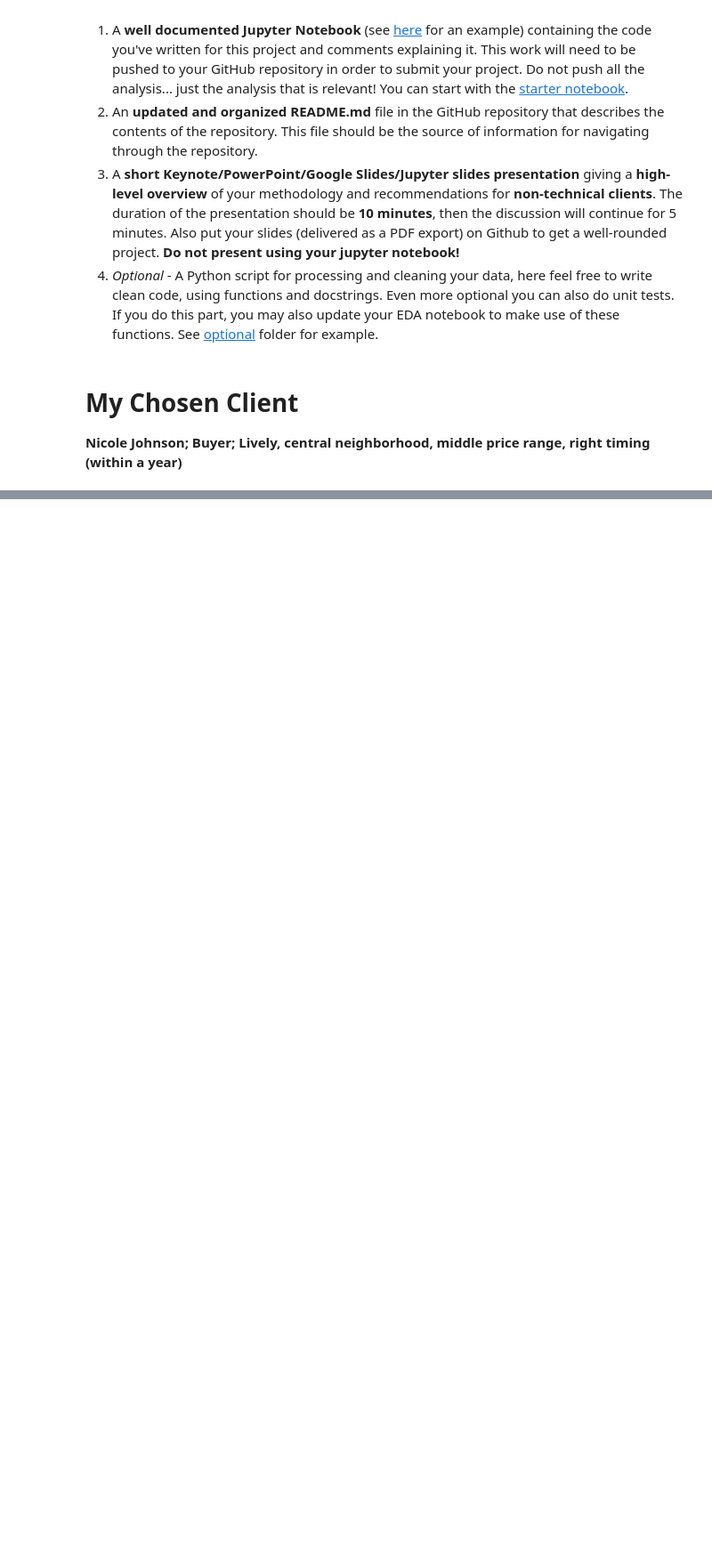
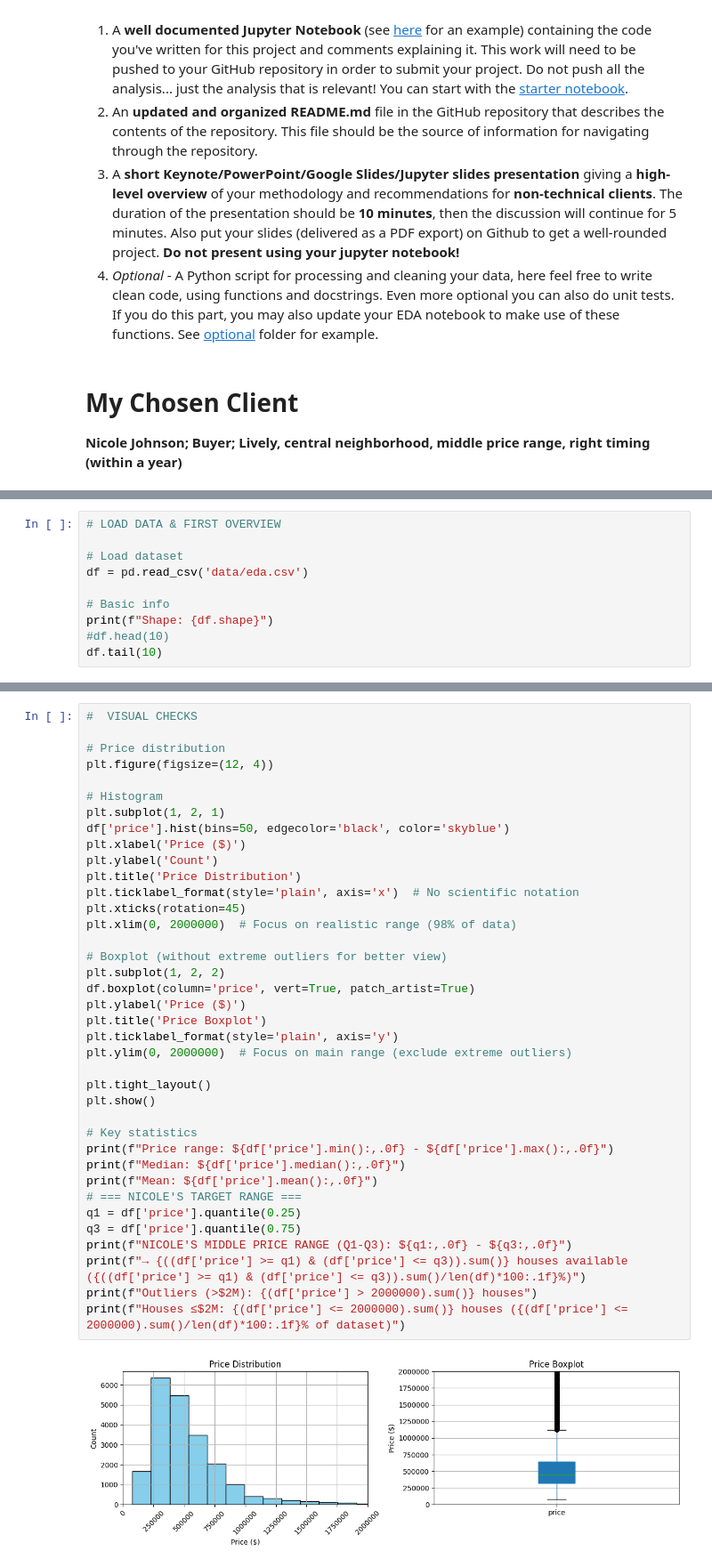
Before and after one commit to QuocDatTranHa/eda-project, a Jupyter notebook: EDA.ipynb, the cells around one changed output, grey strips where cells are left out. Shown at 89% size. Saved outputs shown, nothing was run; the diff lists cells and outputs as text; blank space fills up the shorter version.

```diff
--- a/EDA.ipynb
+++ b/EDA.ipynb
@@ -83,0 +147,10 @@ My Hypotheses for my Client Nicole Johnson are:
+# %%
+# LOAD DATA & FIRST OVERVIEW
+
+# Load dataset
+df = pd.read_csv('data/eda.csv')
+
+# Basic info
+print(f"Shape: {df.shape}")
+#df.head(10)
+df.tail(10)
@@ -83,0 +217,40 @@ My Hypotheses for my Client Nicole Johnson are:
+# %%
+#  VISUAL CHECKS
+
+# Price distribution
+plt.figure(figsize=(12, 4))
+
+# Histogram
+plt.subplot(1, 2, 1)
+df['price'].hist(bins=50, edgecolor='black', color='skyblue')
+plt.xlabel('Price ($)')
+plt.ylabel('Count')
+plt.title('Price Distribution')
+plt.ticklabel_format(style='plain', axis='x')  # No scientific notation
+plt.xticks(rotation=45)
+plt.xlim(0, 2000000)  # Focus on realistic range (98% of data)
+
+# Boxplot (without extreme outliers for better view)
+plt.subplot(1, 2, 2)
+df.boxplot(column='price', vert=True, patch_artist=True)
+plt.ylabel('Price ($)')
+plt.title('Price Boxplot')
+plt.ticklabel_format(style='plain', axis='y')
+plt.ylim(0, 2000000)  # Focus on main range (exclude extreme outliers)
+
+plt.tight_layout()
+plt.show()
+
+# Key statistics
+print(f"Price range: ${df['price'].min():,.0f} - ${df['price'].max():,.0f}")
+print(f"Median: ${df['price'].median():,.0f}")
+print(f"Mean: ${df['price'].mean():,.0f}")
+# === NICOLE'S TARGET RANGE ===
+q1 = df['price'].quantile(0.25)
+q3 = df['price'].quantile(0.75)
+print(f"NICOLE'S MIDDLE PRICE RANGE (Q1-Q3): ${q1:,.0f} - ${q3:,.0f}")
+print(f"→ {((df['price'] >= q1) & (df['price'] <= q3)).sum()} houses available ({((df['price'] >= q1) & (df['price'] <= q3)).sum()/len(df)*100:.1f}%)")
+print(f"Outliers (>$2M): {(df['price'] > 2000000).sum()} houses")
+print(f"Houses ≤$2M: {(df['price'] <= 2000000).sum()} houses ({(df['price'] <= 2000000).sum()/len(df)*100:.1f}% of dataset)")
+# %% [output]
+[figure, added]
```
Also changed, not shown: parts of 9 cells of this notebook, 2 other files.
